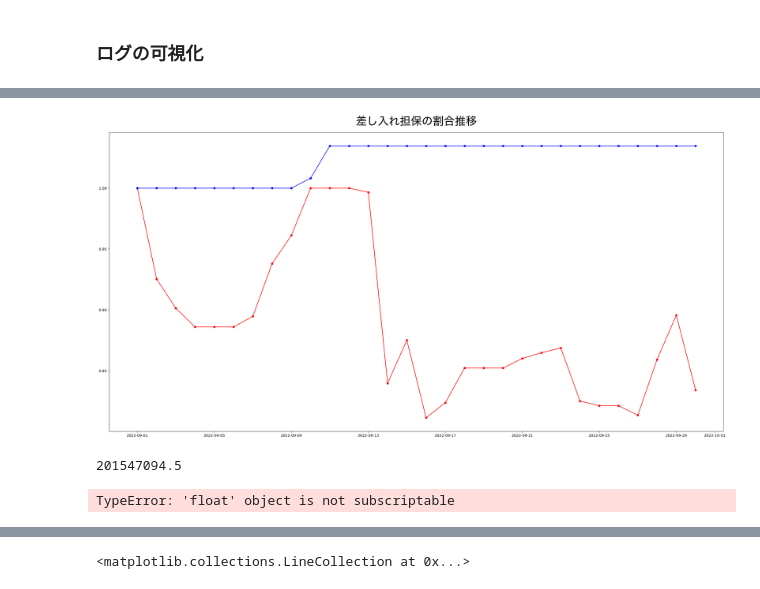
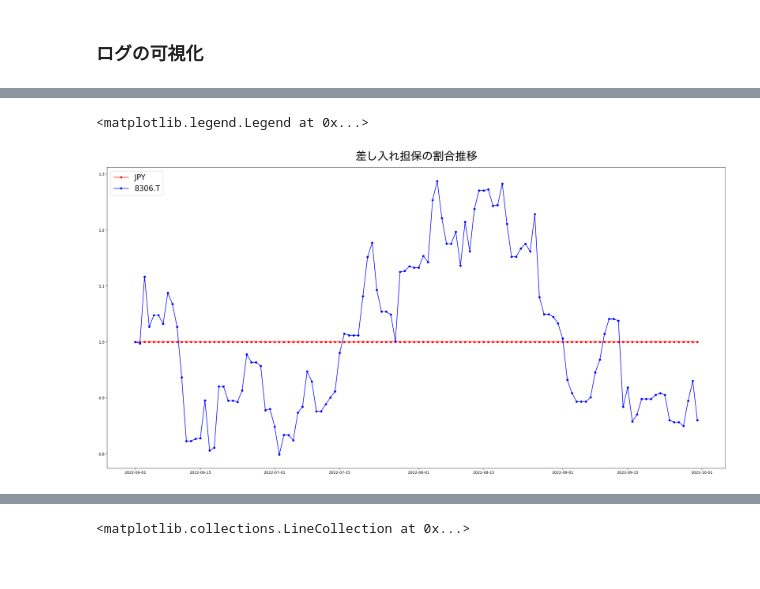
Before and after one commit to maru919/BC-experiment-simulator, a Jupyter notebook: sandbox/simulate_AutoAdjustment.ipynb, the cells around one changed output, grey strips where cells are left out. Saved outputs shown, nothing was run; the diff lists cells and outputs as text; code cells hidden in the pictures.

```diff
--- a/sandbox/simulate_AutoAdjustment.ipynb
+++ b/sandbox/simulate_AutoAdjustment.ipynb
@@ -282,0 +258,24 @@ End simulation...
+# %%
+from datetime import date, timedelta
+simulator = ExecuteAutoAdjustmentTransaction(jct_portfolio_a, st_portfolio_f, date(2022, 6, 1), date(2022,10,1),  options={
+    'lender_loan_ratio': 1.05,
+    'print_log': True,
+    'auto_deposit': True,
+    'is_dummy_data': False,
+    'is_reverse': False
+})
+print('Start simulation...')
+logs = simulator.execute()
+print("End simulation...")
+
+simulator_reverse = ExecuteAutoAdjustmentTransaction(jct_portfolio_a, st_portfolio_f, date(2022, 6, 1), date(2022,10,1),  options={
+    'lender_loan_ratio': 1.05,
+    'print_log': True,
+    'auto_deposit': True,
+    'is_dummy_data': False,
+    'is_reverse': True
+})
+
+print('Start simulation REVERSE...')
+logs_reverse = simulator_reverse.execute()
+print("End simulation REVERSE...")
@@ -314,32 +394,13 @@ collateral percentage shift: {'JPY': [1.0, 0.92531932, 0.90130593, 0.88589298, 0
 # %%
 security_list = collateral_percentages.keys()
 date_list = logs["date"]
 color_list = ['red', 'blue', 'green']
 
 plt.figure(figsize=(30, 15))
 plt.title("差し入れ担保の割合推移", fontsize=30, pad=20, fontname="Hiragino Sans")
 for idx, security in enumerate(security_list):
     plt.plot(date_list, collateral_percentages[security], marker='o', markersize=5, color=color_list[idx], label=security)
+plt.legend(loc=2, fontsize=20)
 # %% [output]
+<matplotlib.legend.Legend at 0x...>
-[figure, old version]
+[figure, new version]
-# %%
-initial_collateral_portfolio_list = [portfolio_sum(portfolio) for portfolio in logs['initial_collateral_portfolio']]
-color_list = ['red', 'blue', 'green', 'orange', 'purple', 'brown']
-security_list = logs['initial_collateral_portfolio'][0].keys()
-collateral_percentages = {}
-for security in security_list:
-    collateral_percentages[security] = []
-    for portfolio in logs['collateral_portfolio']:
-        if security in portfolio:
-            print(initial_collateral_value_list[0])
-            collateral_percentages[security].append(portfolio[security]['num'] / initial_collateral_value_list[0][security]['num'])
-        else:
-            collateral_percentages[security].append(0)
-
-plt.figure(figsize=(30, 15))
-plt.title("差し入れ担保の割合推移", fontsize=30, pad=20, fontname="Hiragino Sans")
-for idx, security in enumerate(security_list):
-    plt.plot(self.date_list, collateral_percentages[security], marker='o', markersize=5, color=color_list[idx], label=security)
-# %% [output]
-201547094.5
-TypeError: 'float' object is not subscriptable
```
Also changed, not shown: parts of 13 cells of this notebook, 3 other files.
